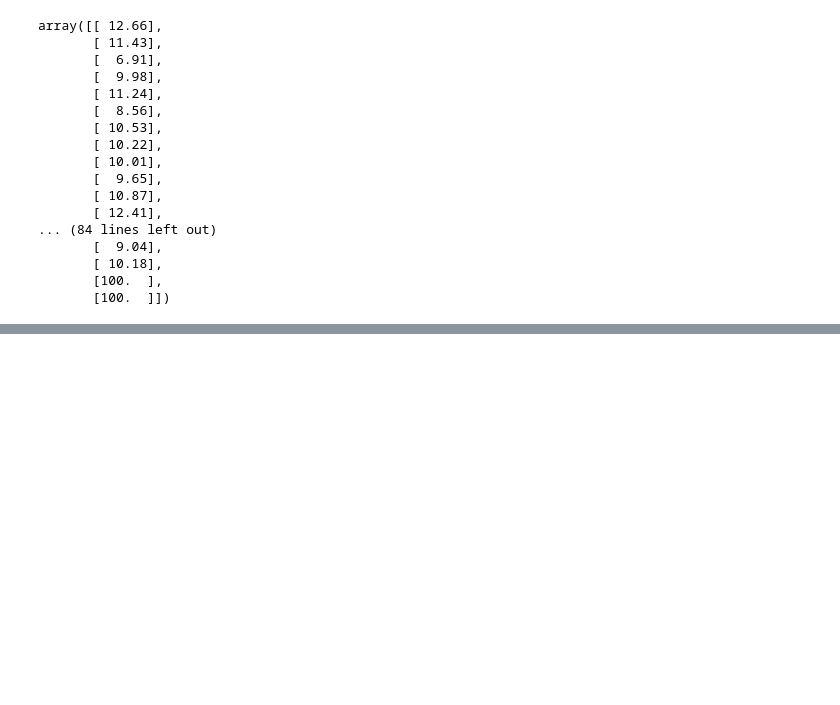
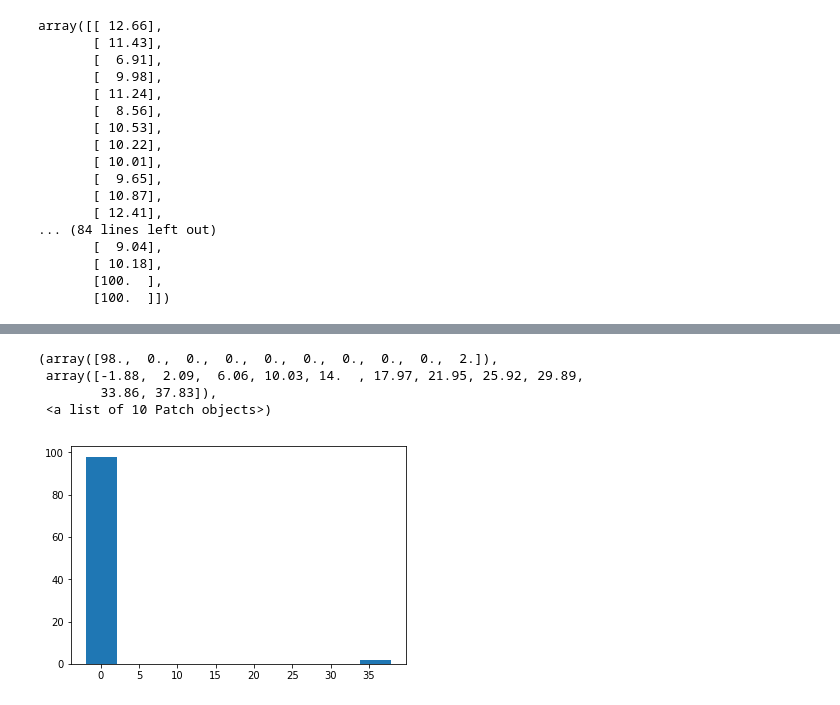
Before and after one commit to seraph92/data_analysis, a Jupyter notebook: py_data_analysis.ipynb, the cells around one changed output, grey strips where cells are left out. Cells and saved outputs as stored; diff of their text form; code cells hidden in the pictures; blank space fills up the shorter version.

```diff
--- a/py_data_analysis.ipynb
+++ b/py_data_analysis.ipynb
@@ -109,0 +206,3 @@ NameError: name 'StandardScalar' is not defined
+# %%
+x_RobustScaler = RobustScaler().fit_transform(x)
+x_RobustScaler[-10:]
@@ -109,0 +234,8 @@ NameError: name 'StandardScalar' is not defined
+# %%
+plt.hist(x_RobustScaler)
+# %% [output]
+(array([98.,  0.,  0.,  0.,  0.,  0.,  0.,  0.,  0.,  2.]),
+ array([-1.88,  2.09,  6.06, 10.03, 14.  , 17.97, 21.95, 25.92, 29.89,
+        33.86, 37.83]),
+ <a list of 10 Patch objects>)
+[figure, added]
```
Also changed, not shown: parts of 14 cells of this notebook, 1 other file.
